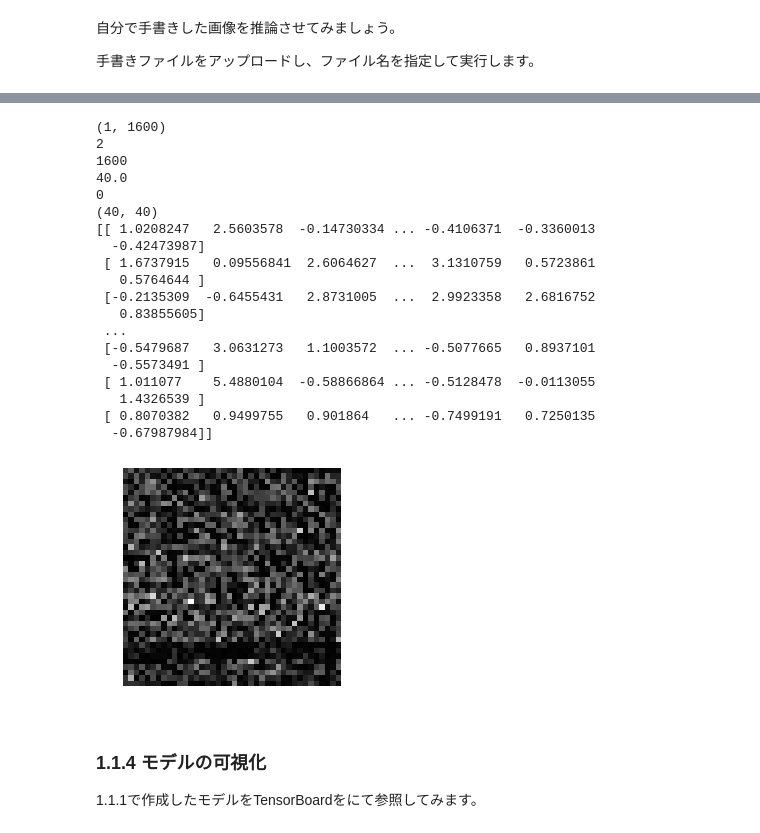
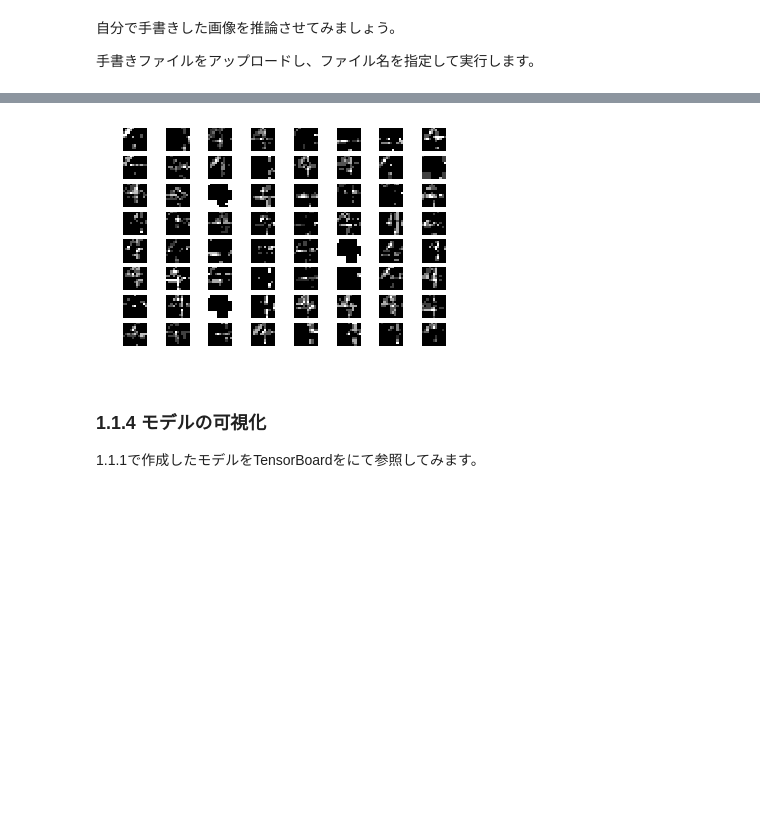
Before and after one commit to scpepper69/dl4us, a Jupyter notebook: lesson1/lesson1_sec1_exercise_mod.ipynb, the cells around one changed output, grey strips where cells are left out. Cells and saved outputs as stored; diff of their text form; code cells hidden in the pictures; blank space fills up the shorter version.

```diff
--- a/lesson1/lesson1_sec1_exercise_mod.ipynb
+++ b/lesson1/lesson1_sec1_exercise_mod.ipynb
@@ -492,35 +485,16 @@ def middle_layer_output(numlay, INPDATA):
 # %%
 # レイヤーごとの特徴マップの出力
 #middle_layer_output(0, img)
 #middle_layer_output(1, img)
 #middle_layer_output(2, img)
 #middle_layer_output(3, img)
 #middle_layer_output(4, img)
 #middle_layer_output(5, img)
-#middle_layer_output(6, img)
+middle_layer_output(6, img)
 #middle_layer_output(7, img)
-middle_layer_output(8, img)
+#middle_layer_output(8, img)
 # %% [output]
-(1, 1600)
-2
-1600
-40.0
-0
-(40, 40)
-[[ 1.0208247   2.5603578  -0.14730334 ... -0.4106371  -0.3360013
-  -0.42473987]
- [ 1.6737915   0.09556841  2.6064627  ...  3.1310759   0.5723861
-   0.5764644 ]
- [-0.2135309  -0.6455431   2.8731005  ...  2.9923358   2.6816752
-   0.83855605]
- ...
- [-0.5479687   3.0631273   1.1003572  ... -0.5077665   0.8937101
-  -0.5573491 ]
- [ 1.011077    5.4880104  -0.58866864 ... -0.5128478  -0.0113055
-   1.4326539 ]
- [ 0.8070382   0.9499755   0.901864   ... -0.7499191   0.7250135
-  -0.67987984]]
-[figure, old version]
+[figure, new version]
 # %% [markdown]
 ### 1.1.4 モデルの可視化
 
```
Also changed, not shown: parts of 5 cells of this notebook.
